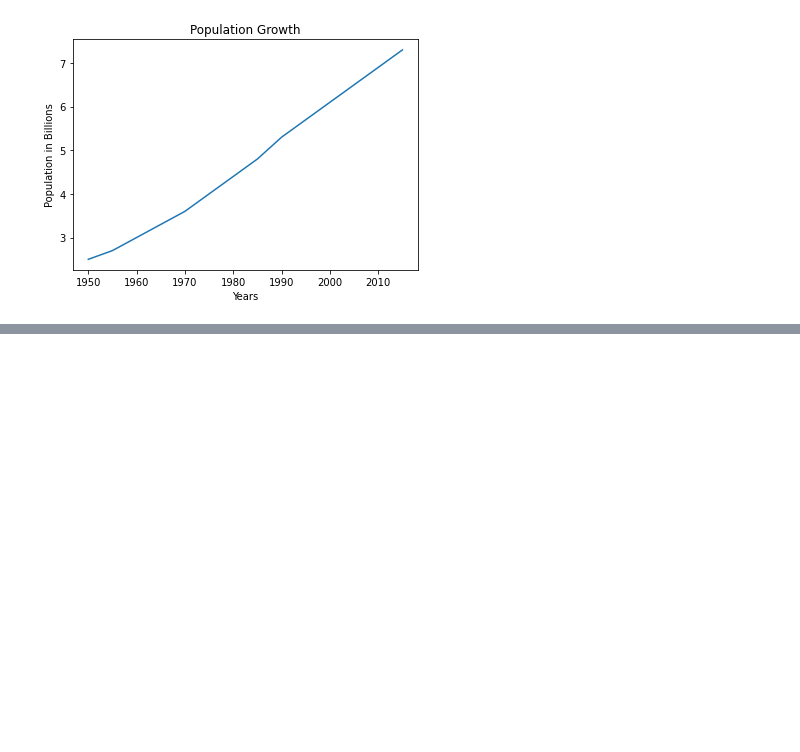
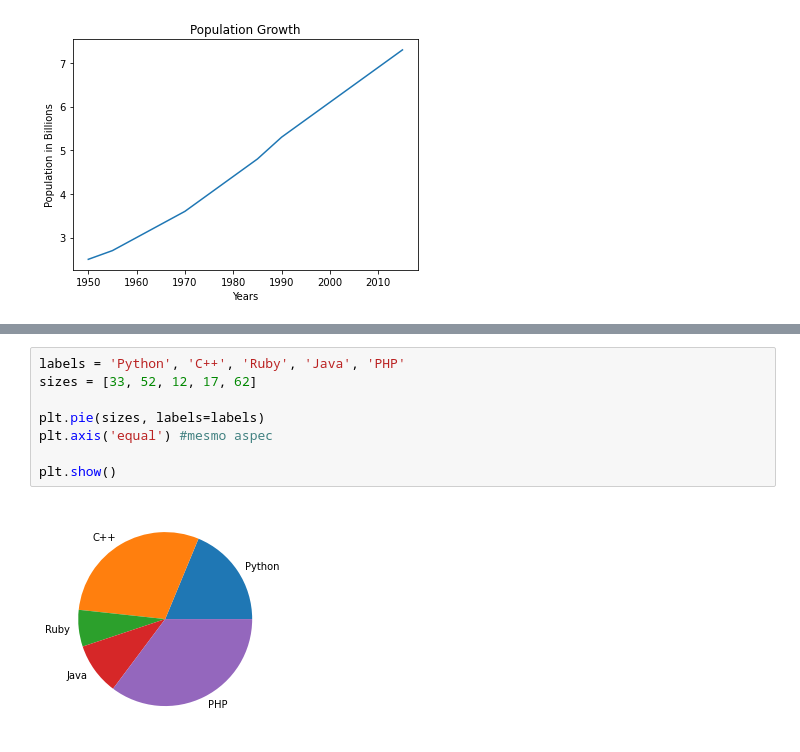
Before and after one commit to marieediaas/curso-pythonbasic, a Jupyter notebook: Exemplos visualização de Dados.ipynb, the cells around one changed output, grey strips where cells are left out. Cells and saved outputs as stored; diff of their text form; blank space fills up the shorter version.

```diff
--- a/Exemplos visualização de Dados.ipynb
+++ b/Exemplos visualização de Dados.ipynb
@@ -42 +42,11 @@ plt.setp(lines, color =(1,.4,.4), marker= 'o')
 [figure]
+# %%
+labels = 'Python', 'C++', 'Ruby', 'Java', 'PHP'
+sizes = [33, 52, 12, 17, 62]
+
+plt.pie(sizes, labels=labels)
+plt.axis('equal') #mesmo aspec
+
+plt.show()
+# %% [output]
+[figure, added]
```
Also changed, not shown: parts of 1 cell of this notebook.
